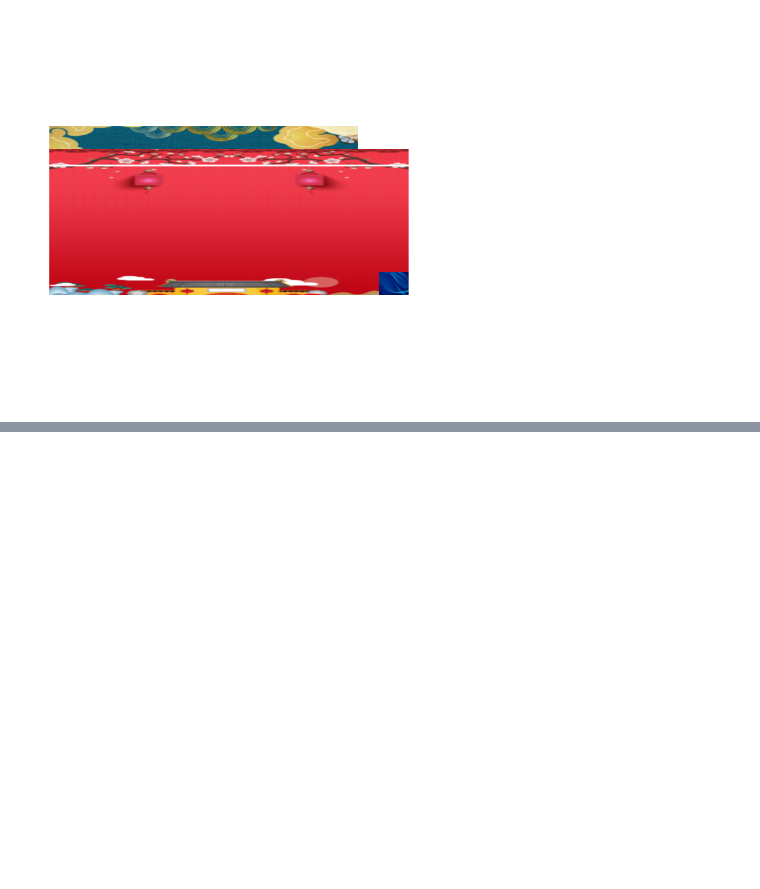
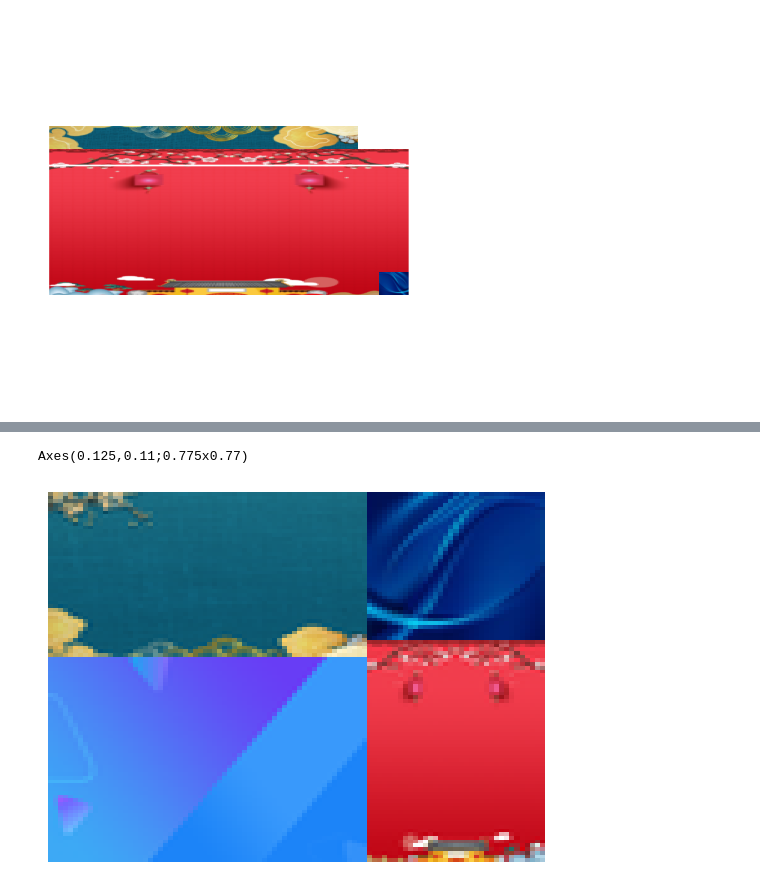
Before and after one commit to bananea20/treemap, a Jupyter notebook: test1.ipynb, the cells around one changed output, grey strips where cells are left out. Drawn from its saved outputs; the diff is of its cells as text; code cells hidden in the pictures; blank space fills up the shorter version.

```diff
--- a/test1.ipynb
+++ b/test1.ipynb
@@ -175,30 +178,35 @@ def plot_with_images(sizes, image_paths, norm_x=100, norm_y=100, ax=None):
         image = Image.open(image_paths[i]).convert("RGBA")
         image = image.resize((int(dx), int(dy)), Image.LANCZOS)  # 缩放图片至矩形大小
         image_array = np.array(image)
 
         im = ax.imshow(image_array, extent=[x, x + dx, y, y + dy], aspect='auto', zorder=-1)
 
     ax.set_xlim(0, norm_x)
     ax.set_ylim(0, norm_y)
 
     return ax
 
 # 用例
 sizes = [500, 400, 300, 200]
 # image_paths = [
 #     "image1.jpg",
 #     "image2.jpg",
 #     "image3.jpg",
 #     "image4.jpg",
 #     "image5.jpg",
 # ]
 image_paths = [
     'img/1.png',
     'img/2.png',
     'img/3.png',
     'img/4.jpg'
 ]
 
 fig, ax = plt.subplots()
+# print(ax)
 plot_with_images(sizes, image_paths, ax=ax)
+plt.axis('off')
 plt.show()
+# %% [output]
+Axes(0.125,0.11;0.775x0.77)
+[figure, added]
```
Also changed, not shown: parts of 1 cell of this notebook.
